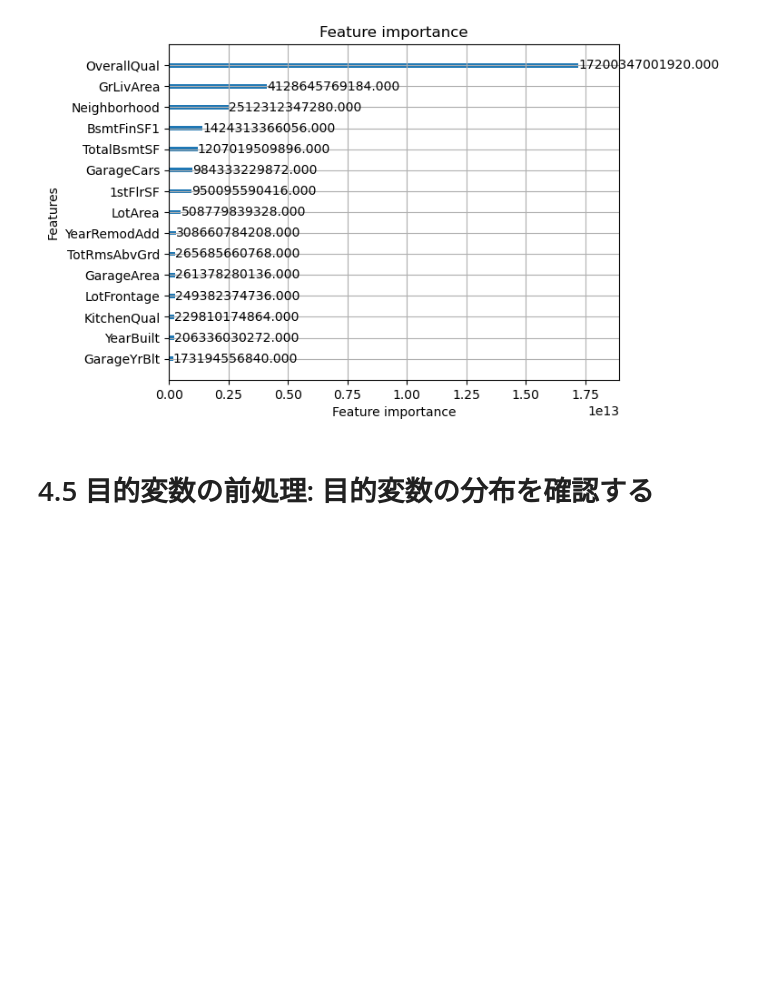
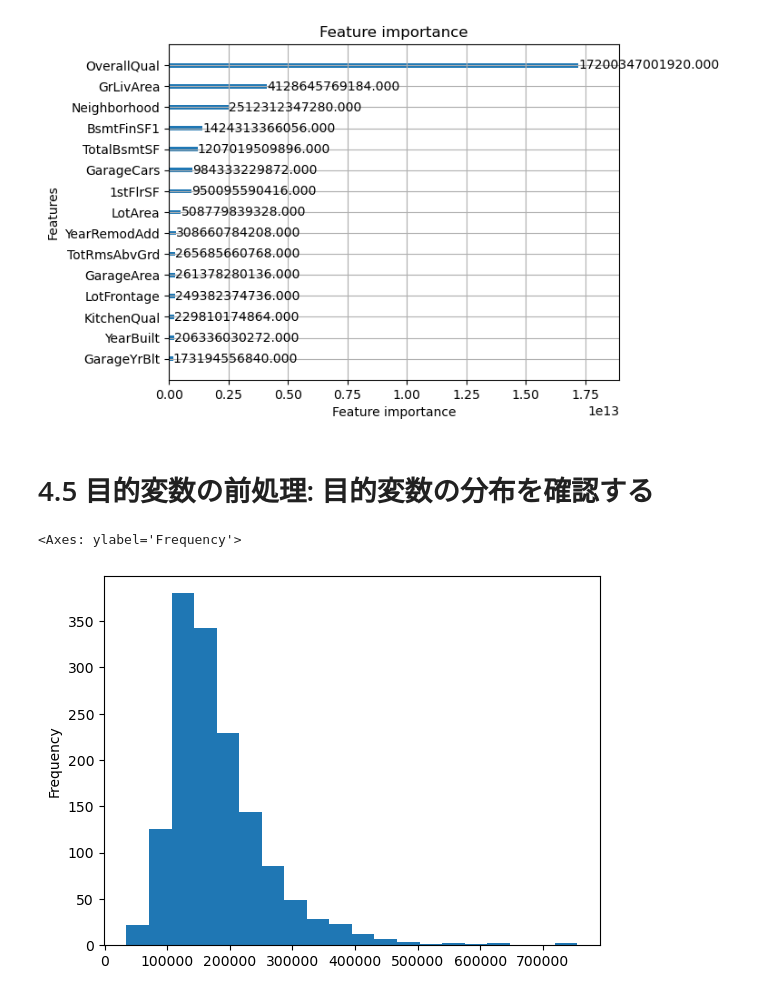
Before and after one commit to virtual-hippo/hello-kaggle, a Jupyter notebook: work/house-prices/sandbox/hello-house-prices.ipynb, the cells around one changed output. Drawn from its saved outputs; the diff is of its cells as text; code cells hidden in the pictures; blank space fills up the shorter version.

Commit message:
updated hello-house-prices(writed 4.7)

```diff
--- a/work/house-prices/sandbox/hello-house-prices.ipynb
+++ b/work/house-prices/sandbox/hello-house-prices.ipynb
@@ -239,3 +239,9 @@ for model in models:
 [figure]
 # %% [markdown]
 # 4.5 目的変数の前処理: 目的変数の分布を確認する
+# %%
+train_df["SalePrice"].describe()
+train_df["SalePrice"].plot.hist(bins=20)
+# %% [output]
+<Axes: ylabel='Frequency'>
+[figure, added]
```
Also changed, not shown: parts of 28 cells of this notebook.
